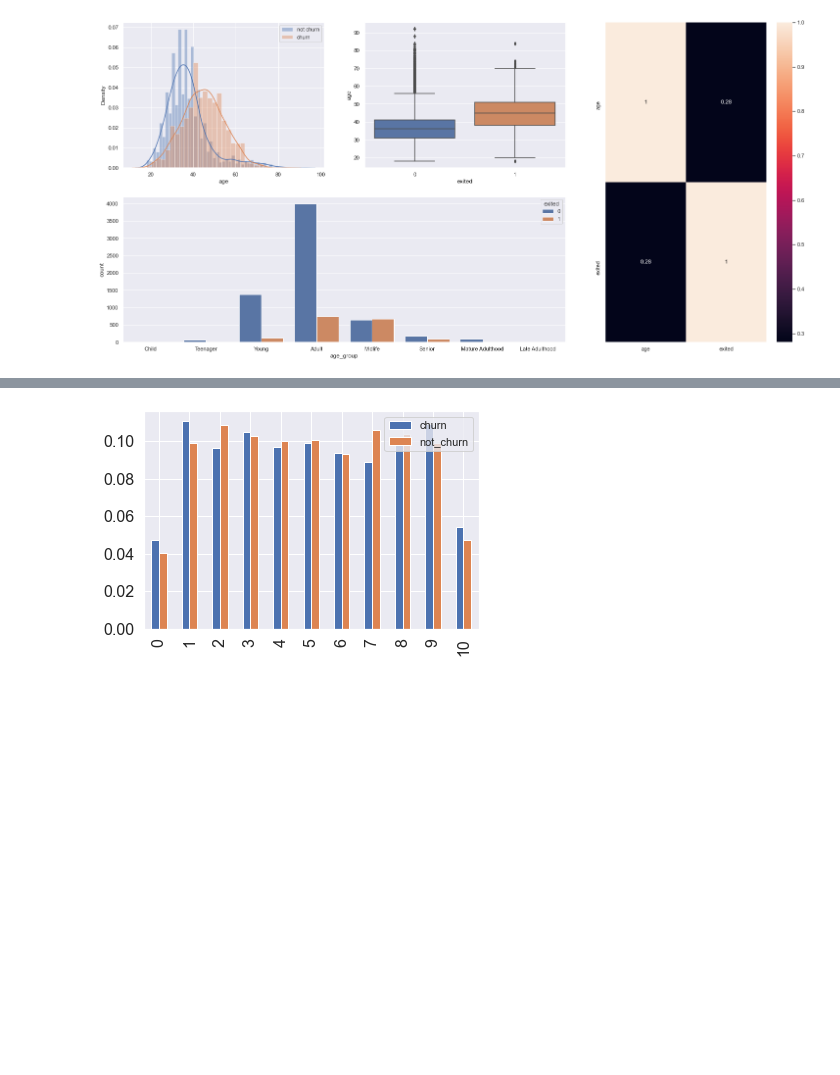
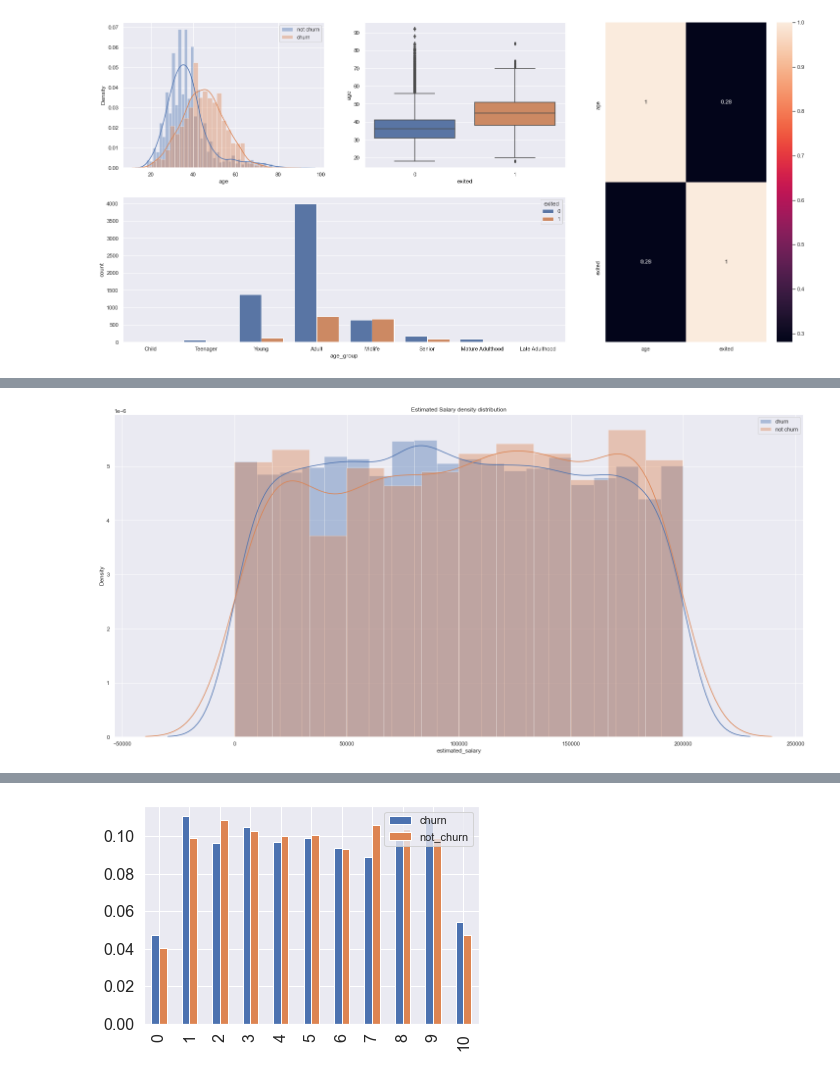
Before and after one commit to FabioCaffarello/Churn-Prediction-TopBank, a Jupyter notebook: 02-Notebooks/02-Scond_Cycle_CRISP/workflow_complete.ipynb, the cells around one changed output, grey strips where cells are left out. Saved outputs shown, nothing was run; the diff lists cells and outputs as text; code cells hidden in the pictures; blank space fills up the shorter version.

```diff
--- a/02-Notebooks/02-Scond_Cycle_CRISP/workflow_complete.ipynb
+++ b/02-Notebooks/02-Scond_Cycle_CRISP/workflow_complete.ipynb
@@ -664,0 +658,7 @@ Index(['geography', 'gender', 'age_group', 'origin'], dtype='object')
+# %%
+sns.distplot(df04[df04['exited'] == 0]['estimated_salary'], kde=True, label='churn')
+sns.distplot(df04[df04['exited'] == 1]['estimated_salary'], kde=True, label='not churn')
+plt.title('Estimated Salary density distribution');
+plt.legend();
+# %% [output]
+[figure, added]
```
Also changed, not shown: parts of 6 cells of this notebook.
